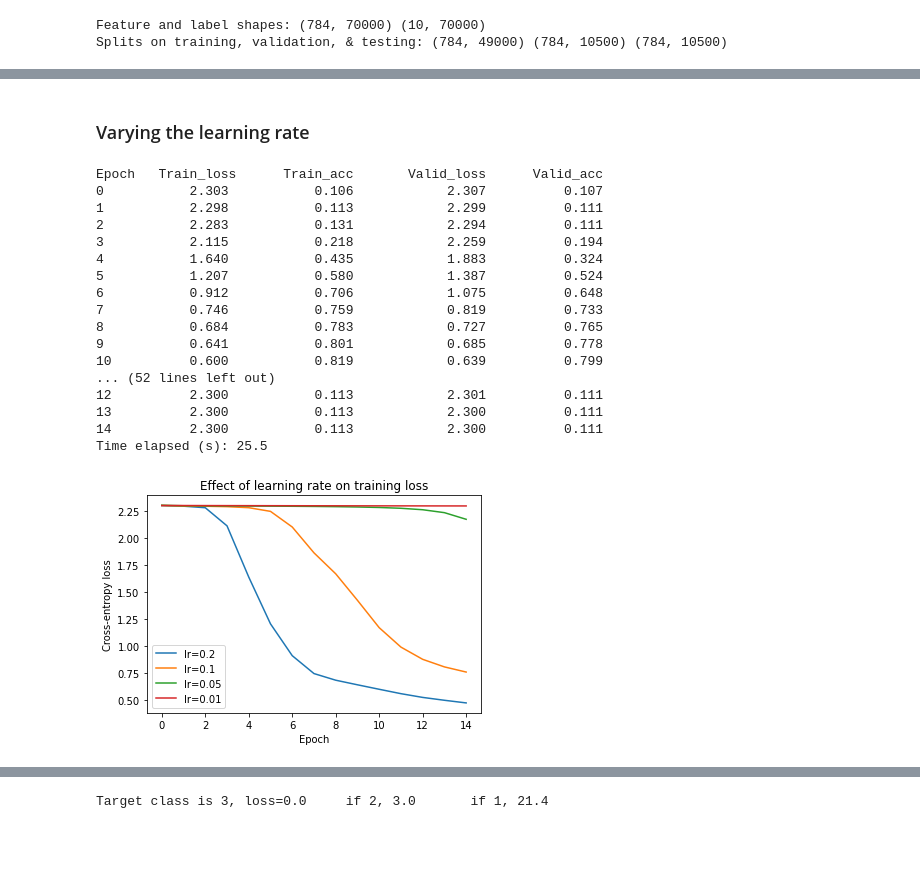
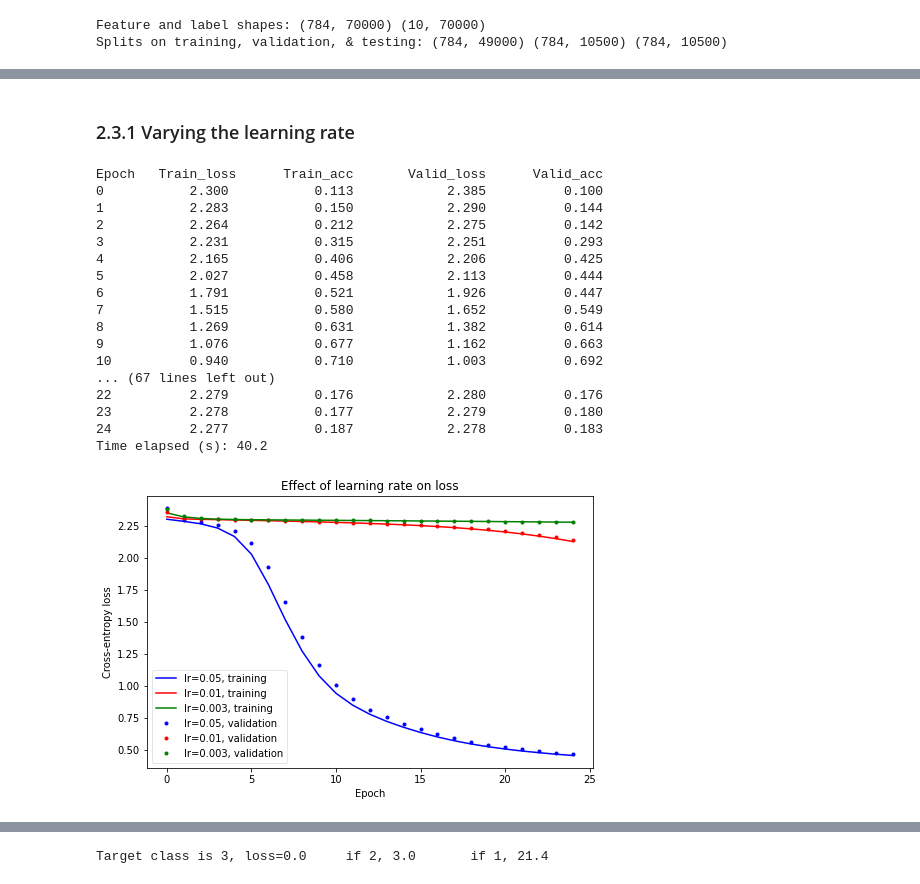
Before and after one commit to vtd9/multilayer-perceptron, a Jupyter notebook: HW1.ipynb, the cells around one changed output, grey strips where cells are left out. Drawn from its saved outputs; the diff is of its cells as text; code cells hidden in the pictures; blank space fills up the shorter version.

```diff
--- a/HW1.ipynb
+++ b/HW1.ipynb
@@ -166,7 +158,7 @@ class Perceptron(object):
   '''
 
   def __init__(self, dims, activ_fns, loss_fn,
-               init_with_normal=True, mean=0.0, var=0.01, min=-0.1, max=0.1):
+               init_with_normal=True, mean=0.0, var=0.05, min=-0.1, max=0.1):
     '''
     Constructs a new Perceptron object.
 
@@ -197,7 +189,7 @@ class Perceptron(object):
     self.loss_fn = loss_fn
     self.reset(init_with_normal, mean, var, min, max) # Initialize parameters
 
-  def reset(self, init_with_normal=True, mean=0.0, var=0.01, min=-0.1, max=0.1):
+  def reset(self, init_with_normal=True, mean=0.0, var=0.05, min=-0.1, max=0.1):
     '''
     Initialize parameters in the MLP.
 
@@ -285,7 +277,7 @@ class Perceptron(object):
       else: # Don't need to derive the input layer
         break
 
-  def train(self, generator, lr, batch_size, train_mode=True):
+  def train(self, generator, lr=0.001, batch_size=100, train_mode=True):
     '''
     Train for a single epoch.
 
@@ -534,11 +541,11 @@ class Utility(object):
                                         shuffle_again=shuffle_every_epoch)
 
       # Train and validate - validate "previous" model before updating
-      valid_loss[epoch], valid_acc[epoch] = mlp.train(valid_iter, lr=lr,
-                                                      batch_size=batch_size,
+      # i.e., the first validation should achieve an accuracy ~10% for a
+      # 10-class classification problem
+      valid_loss[epoch], valid_acc[epoch] = mlp.train(valid_iter, lr, batch_size,
                                                       train_mode=False)
-      train_loss[epoch], train_acc[epoch] = mlp.train(train_iter, lr=lr,
-                                                      batch_size=batch_size,
+      train_loss[epoch], train_acc[epoch] = mlp.train(train_iter, lr, batch_size,
                                                       train_mode=True)
 
       # If set to print out info as executing
@@ -546,6 +553,10 @@ class Utility(object):
         print('{} \t{:9.3f} \t{:9.3f} \t {:9.3f} \t{:9.3f}'.format(
             epoch, train_loss[epoch], train_acc[epoch],
             valid_loss[epoch], valid_acc[epoch]))
+
+      # Check for explosion or vanishing
+      if np.isnan(train_loss[epoch]) or np.isinf(train_loss[epoch]):
+        raise Exception('Loss has become NaN or infinity! Stop training.')
 
     # Print amount of time taken
     print('Time elapsed (s): {:2.1f}\n'.format(time.time() - start_time))
@@ -645,7 +656,7 @@ class Utility(object):
       plt.plot(np.arange(result.shape[0]), result, fmt, label=label)
 
     # Parameters affecting entire plot
-    plt.legend()
+    plt.legend(framealpha=0.5)
     plt.xlabel(xlabel)
     plt.ylabel(ylabel)
     plt.title(title)
@@ -827,41 +838,47 @@ Splits on training, validation, & testing: (784, 49000) (784, 10500) (784, 10500
 # %% [markdown]
-### Varying the learning rate
+### 2.3.1 Varying the learning rate
 # %%
 # Make a generic neural network with two hidden layers
-p = Perceptron((width*width, 64, 32, 10),
+batch = 100
+dim_test = (width*width, 64, 32, 10)
+p = Perceptron(dim_test,
                (Activation.relu, Activation.relu, Activation.softmax),
-               Loss.cross_entropy, var=0.01)
-lrs = (0.2, 0.1, 0.05, 0.01) # Different learning rates to test
-epochs = 15
-lr_results = []
+               Loss.cross_entropy)
+lrs = (0.05, 0.01, 0.003) # Different learning rates to test
+epochs = 25
+lr_results = {}
 for lr in lrs:
-  lr_results.append(Utility.train_and_validate(p, mnist_set, lr, epochs, 100))
+  lr_results[lr] = Utility.train_and_validate(p, mnist_set, lr, epochs, batch)
   p.reset()
 # %% [output]
 Epoch   Train_loss      Train_acc       Valid_loss      Valid_acc
-0           2.303           0.106            2.307          0.107
-1           2.298           0.113            2.299          0.111
-2           2.283           0.131            2.294          0.111
-3           2.115           0.218            2.259          0.194
-4           1.640           0.435            1.883          0.324
-5           1.207           0.580            1.387          0.524
-6           0.912           0.706            1.075          0.648
-7           0.746           0.759            0.819          0.733
-8           0.684           0.783            0.727          0.765
-9           0.641           0.801            0.685          0.778
-10          0.600           0.819            0.639          0.799
-... (52 lines left out)
-12          2.300           0.113            2.301          0.111
-13          2.300           0.113            2.300          0.111
-14          2.300           0.113            2.300          0.111
-Time elapsed (s): 25.5
+0           2.300           0.113            2.385          0.100
+1           2.283           0.150            2.290          0.144
+2           2.264           0.212            2.275          0.142
+3           2.231           0.315            2.251          0.293
+4           2.165           0.406            2.206          0.425
+5           2.027           0.458            2.113          0.444
+6           1.791           0.521            1.926          0.447
+7           1.515           0.580            1.652          0.549
+8           1.269           0.631            1.382          0.614
+9           1.076           0.677            1.162          0.663
+10          0.940           0.710            1.003          0.692
+... (67 lines left out)
+22          2.279           0.176            2.280          0.176
+23          2.278           0.177            2.279          0.180
+24          2.277           0.187            2.278          0.183
+Time elapsed (s): 40.2
 # %%
 # Plot training loss for the different learning rates used
-Utility.plot_results([_[0] for _ in lr_results],
-                     labels=['lr=' + str(lr) for lr in lrs],
+Utility.plot_results([lr_results[_][0] for _ in lrs],
+                     labels=['lr=' + str(lr) + ', training' for lr in lrs],
+                     fmts=['-' + _ for _ in ('b', 'r', 'g')])
+Utility.plot_results([lr_results[_][2] for _ in lrs],
+                     labels=['lr=' + str(lr) + ', validation' for lr in lrs],
                      ylabel='Cross-entropy loss',
-                     title='Effect of learning rate on training loss')
+                     fmts=['.' + _ for _ in ('b', 'r', 'g')],
+                     title='Effect of learning rate on loss')
 # %% [output]
-[figure, old version]
+[figure, new version]
 # %%
 # Plot training accuracy for the different learning rates used
```
Also changed, not shown: parts of 29 cells of this notebook.
